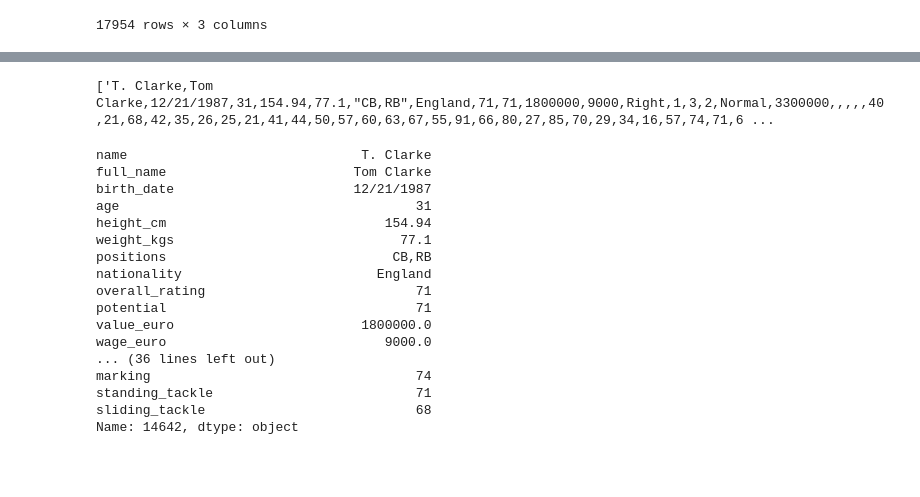
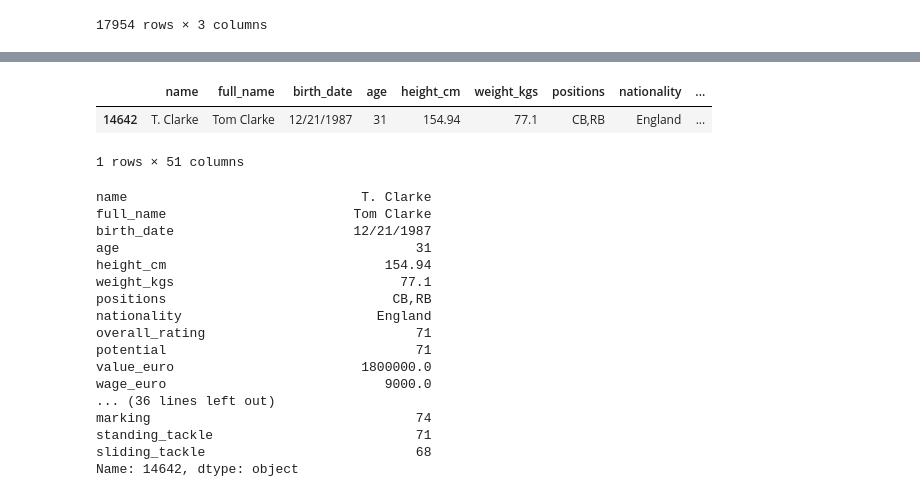
Before and after one commit to BIOS6644/BIOS6644_Spring_2024, a Jupyter notebook: students/Jennifer_Kemp/Module_1/BIOS6644_CSV_ParseSlice_Jennifer_Kemp.ipynb, the cells around one changed output, grey strips where cells are left out. Drawn from its saved outputs; the diff is of its cells as text; code cells hidden in the pictures; blank space fills up the shorter version.

```diff
--- a/students/Jennifer_Kemp/Module_1/BIOS6644_CSV_ParseSlice_Jennifer_Kemp.ipynb
+++ b/students/Jennifer_Kemp/Module_1/BIOS6644_CSV_ParseSlice_Jennifer_Kemp.ipynb
@@ -282,11 +323,13 @@ array([[<Axes: title={'center': 'month'}>]], dtype=object)
 # %%
 # From my daughter
 # My friend's dad is a professional footballer.  Is he in there?  His name is Tom Clarke
 
-df2 = pd.read_csv('../data/fifa_players.csv')
+df2 = pd.read_csv('C://Users//Jennifer//Desktop//GitHub//BIOS6644_Spring_2024//students//Jennifer_Kemp//Module_1//fifa_players.csv')
 df2.iloc[["Tom Clarke" in xx for xx in df2.full_name]]
 # %% [output]
+|  | name | full_name | birth_date | age | height_cm | weight_kgs | positions | nationality | ... |
+| 14642 | T. Clarke | Tom Clarke | 12/21/1987 | 31 | 154.94 | 77.1 | CB,RB | England | ... |
-['T. Clarke,Tom Clarke,12/21/1987,31,154.94,77.1,"CB,RB",England,71,71,1800000,9000,Right,1,3,2,Normal,3300000,,,,,40,21,68,42,35,26,25,21,41,44,50,57,60,63,67,55,91,66,80,27,85,70,29,34,16,57,74,71,6 ...
+1 rows × 51 columns
 # %%
 df2.loc[14642]
 # %% [output]
```
Also changed, not shown: parts of 20 cells of this notebook, 4 other files.
